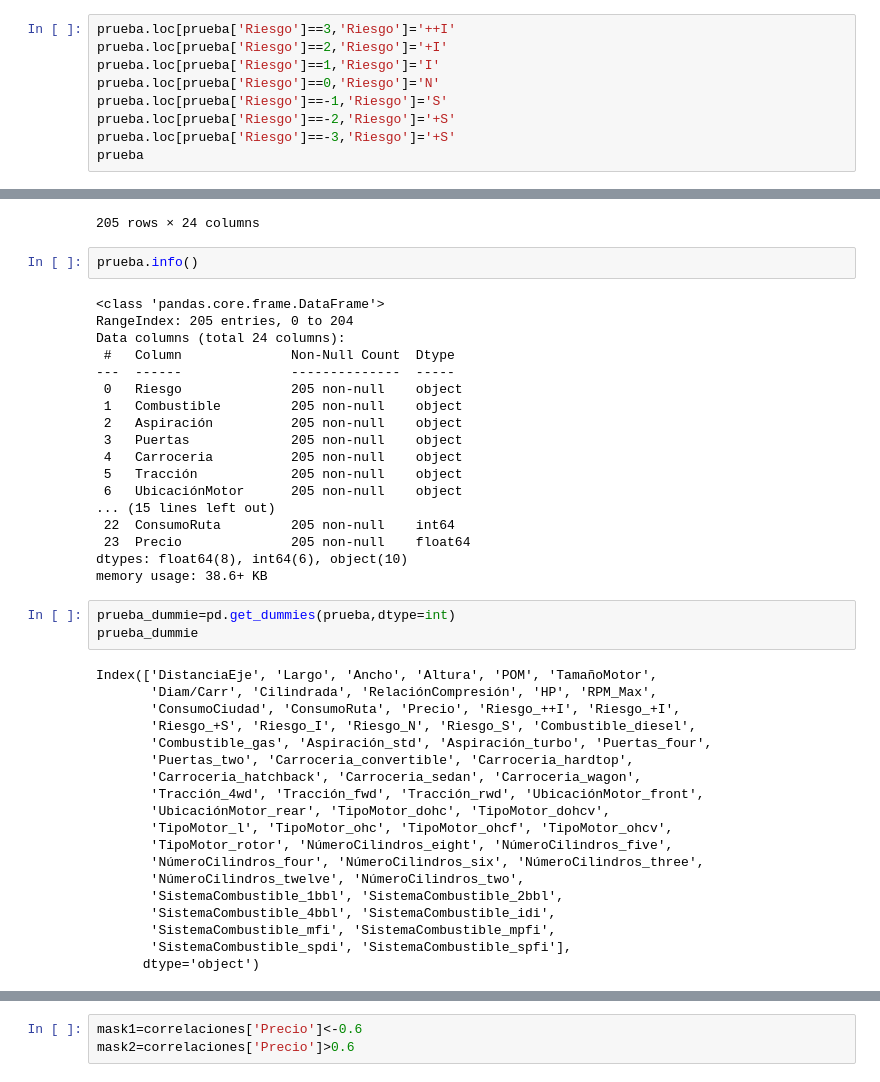
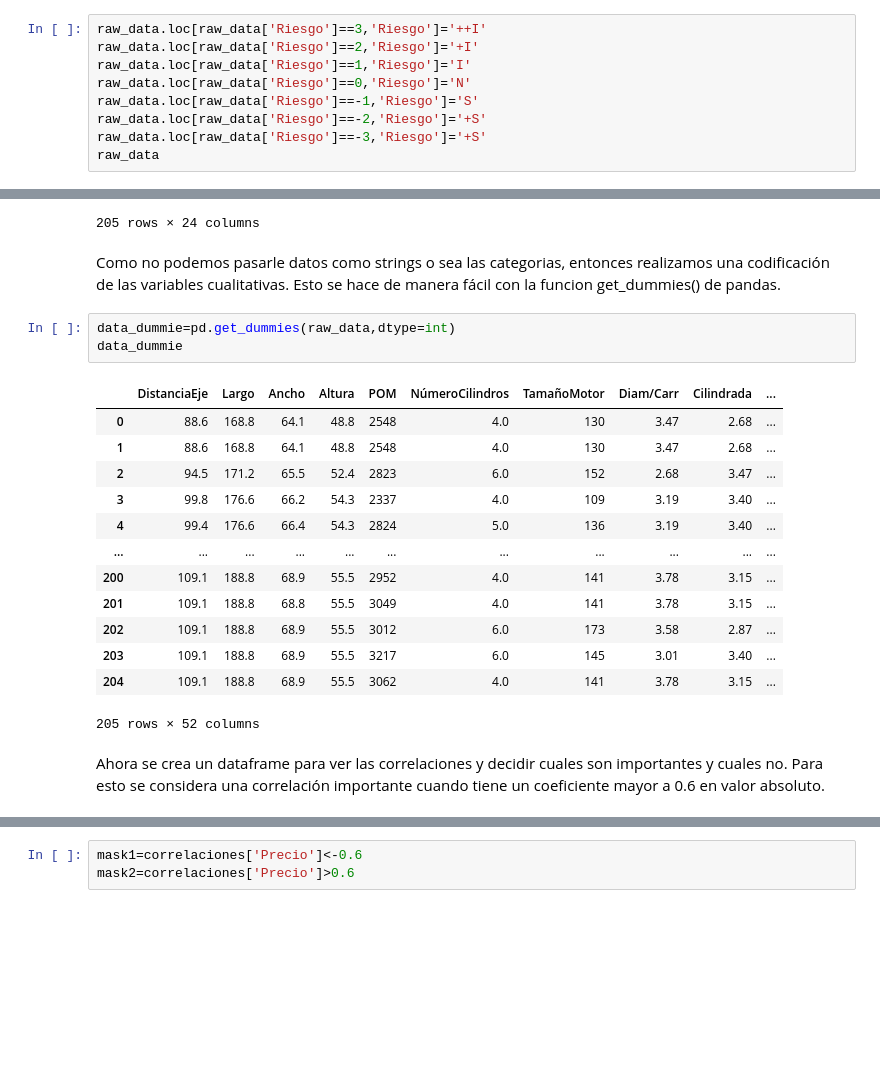
Before and after one commit to Juancito2085/Integrador-M6, a Jupyter notebook: Preparacion_datos.ipynb, the cells around one changed output, grey strips where cells are left out. Cells and saved outputs as stored; diff of their text form; blank space fills up the shorter version.

Commit message:
Casi terminada la revisión del procesamiento de datos

```diff
--- a/Preparacion_datos.ipynb
+++ b/Preparacion_datos.ipynb
@@ -178,12 +169,12 @@ prueba
 # %%
-prueba.loc[prueba['Riesgo']==3,'Riesgo']='++I'
-prueba.loc[prueba['Riesgo']==2,'Riesgo']='+I'
-prueba.loc[prueba['Riesgo']==1,'Riesgo']='I'
-prueba.loc[prueba['Riesgo']==0,'Riesgo']='N'
-prueba.loc[prueba['Riesgo']==-1,'Riesgo']='S'
-prueba.loc[prueba['Riesgo']==-2,'Riesgo']='+S'
-prueba.loc[prueba['Riesgo']==-3,'Riesgo']='+S'
-prueba
+raw_data.loc[raw_data['Riesgo']==3,'Riesgo']='++I'
+raw_data.loc[raw_data['Riesgo']==2,'Riesgo']='+I'
+raw_data.loc[raw_data['Riesgo']==1,'Riesgo']='I'
+raw_data.loc[raw_data['Riesgo']==0,'Riesgo']='N'
+raw_data.loc[raw_data['Riesgo']==-1,'Riesgo']='S'
+raw_data.loc[raw_data['Riesgo']==-2,'Riesgo']='+S'
+raw_data.loc[raw_data['Riesgo']==-3,'Riesgo']='+S'
+raw_data
 # %% [output]
 |  | Riesgo | Combustible | Aspiración | Puertas | Carroceria | Tracción | UbicaciónMotor | DistanciaEje | ... |
 | 0 | ++I | gas | std | two | convertible | rwd | front | 88.6 | ... |
@@ -198,46 +189,25 @@ prueba
 | 203 | S | diesel | turbo | four | sedan | rwd | front | 109.1 | ... |
 | 204 | S | gas | turbo | four | sedan | rwd | front | 109.1 | ... |
 205 rows × 24 columns
-# %%
-prueba.info()
-# %% [output]
-<class 'pandas.core.frame.DataFrame'>
-RangeIndex: 205 entries, 0 to 204
-Data columns (total 24 columns):
- #   Column              Non-Null Count  Dtype
----  ------              --------------  -----
- 0   Riesgo              205 non-null    object
- 1   Combustible         205 non-null    object
- 2   Aspiración          205 non-null    object
- 3   Puertas             205 non-null    object
- 4   Carroceria          205 non-null    object
- 5   Tracción            205 non-null    object
- 6   UbicaciónMotor      205 non-null    object
-... (15 lines left out)
- 22  ConsumoRuta         205 non-null    int64
- 23  Precio              205 non-null    float64
-dtypes: float64(8), int64(6), object(10)
-memory usage: 38.6+ KB
+# %% [markdown]
+Como no podemos pasarle datos como strings o sea las categorias, entonces realizamos una codificación de las variables cualitativas. Esto se hace de manera fácil con la funcion get_dummies() de pandas.
 # %%
-prueba_dummie=pd.get_dummies(prueba,dtype=int)
-prueba_dummie
+data_dummie=pd.get_dummies(raw_data,dtype=int)
+data_dummie
 # %% [output]
+|  | DistanciaEje | Largo | Ancho | Altura | POM | NúmeroCilindros | TamañoMotor | Diam/Carr | Cilindrada | ... |
+| 0 | 88.6 | 168.8 | 64.1 | 48.8 | 2548 | 4.0 | 130 | 3.47 | 2.68 | ... |
+| 1 | 88.6 | 168.8 | 64.1 | 48.8 | 2548 | 4.0 | 130 | 3.47 | 2.68 | ... |
+| 2 | 94.5 | 171.2 | 65.5 | 52.4 | 2823 | 6.0 | 152 | 2.68 | 3.47 | ... |
+| 3 | 99.8 | 176.6 | 66.2 | 54.3 | 2337 | 4.0 | 109 | 3.19 | 3.40 | ... |
+| 4 | 99.4 | 176.6 | 66.4 | 54.3 | 2824 | 5.0 | 136 | 3.19 | 3.40 | ... |
+| ... | ... | ... | ... | ... | ... | ... | ... | ... | ... | ... |
+| 200 | 109.1 | 188.8 | 68.9 | 55.5 | 2952 | 4.0 | 141 | 3.78 | 3.15 | ... |
+| 201 | 109.1 | 188.8 | 68.8 | 55.5 | 3049 | 4.0 | 141 | 3.78 | 3.15 | ... |
+| 202 | 109.1 | 188.8 | 68.9 | 55.5 | 3012 | 6.0 | 173 | 3.58 | 2.87 | ... |
+| 203 | 109.1 | 188.8 | 68.9 | 55.5 | 3217 | 6.0 | 145 | 3.01 | 3.40 | ... |
+| 204 | 109.1 | 188.8 | 68.9 | 55.5 | 3062 | 4.0 | 141 | 3.78 | 3.15 | ... |
-Index(['DistanciaEje', 'Largo', 'Ancho', 'Altura', 'POM', 'TamañoMotor',
-       'Diam/Carr', 'Cilindrada', 'RelaciónCompresión', 'HP', 'RPM_Max',
-       'ConsumoCiudad', 'ConsumoRuta', 'Precio', 'Riesgo_++I', 'Riesgo_+I',
-       'Riesgo_+S', 'Riesgo_I', 'Riesgo_N', 'Riesgo_S', 'Combustible_diesel',
-       'Combustible_gas', 'Aspiración_std', 'Aspiración_turbo', 'Puertas_four',
-       'Puertas_two', 'Carroceria_convertible', 'Carroceria_hardtop',
-       'Carroceria_hatchback', 'Carroceria_sedan', 'Carroceria_wagon',
-       'Tracción_4wd', 'Tracción_fwd', 'Tracción_rwd', 'UbicaciónMotor_front',
-       'UbicaciónMotor_rear', 'TipoMotor_dohc', 'TipoMotor_dohcv',
-       'TipoMotor_l', 'TipoMotor_ohc', 'TipoMotor_ohcf', 'TipoMotor_ohcv',
-       'TipoMotor_rotor', 'NúmeroCilindros_eight', 'NúmeroCilindros_five',
-       'NúmeroCilindros_four', 'NúmeroCilindros_six', 'NúmeroCilindros_three',
-       'NúmeroCilindros_twelve', 'NúmeroCilindros_two',
-       'SistemaCombustible_1bbl', 'SistemaCombustible_2bbl',
-       'SistemaCombustible_4bbl', 'SistemaCombustible_idi',
-       'SistemaCombustible_mfi', 'SistemaCombustible_mpfi',
-       'SistemaCombustible_spdi', 'SistemaCombustible_spfi'],
-      dtype='object')
+205 rows × 52 columns
+# %% [markdown]
+Ahora se crea un dataframe para ver las correlaciones y decidir cuales son importantes y cuales no. Para esto se considera una correlación importante cuando tiene un coeficiente mayor a 0.6 en valor absoluto.
 # %%
```
Also changed, not shown: parts of 20 cells of this notebook.
